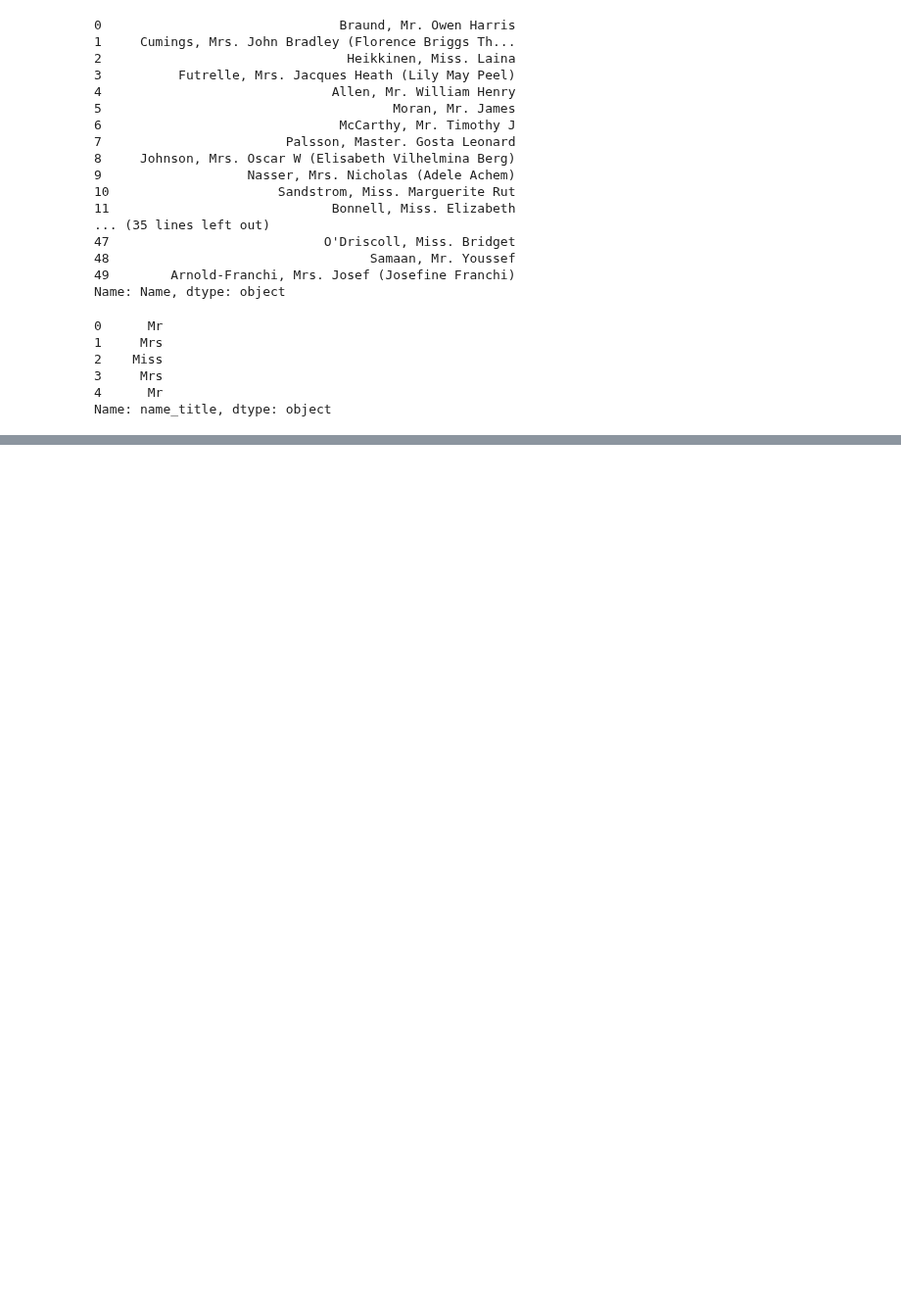
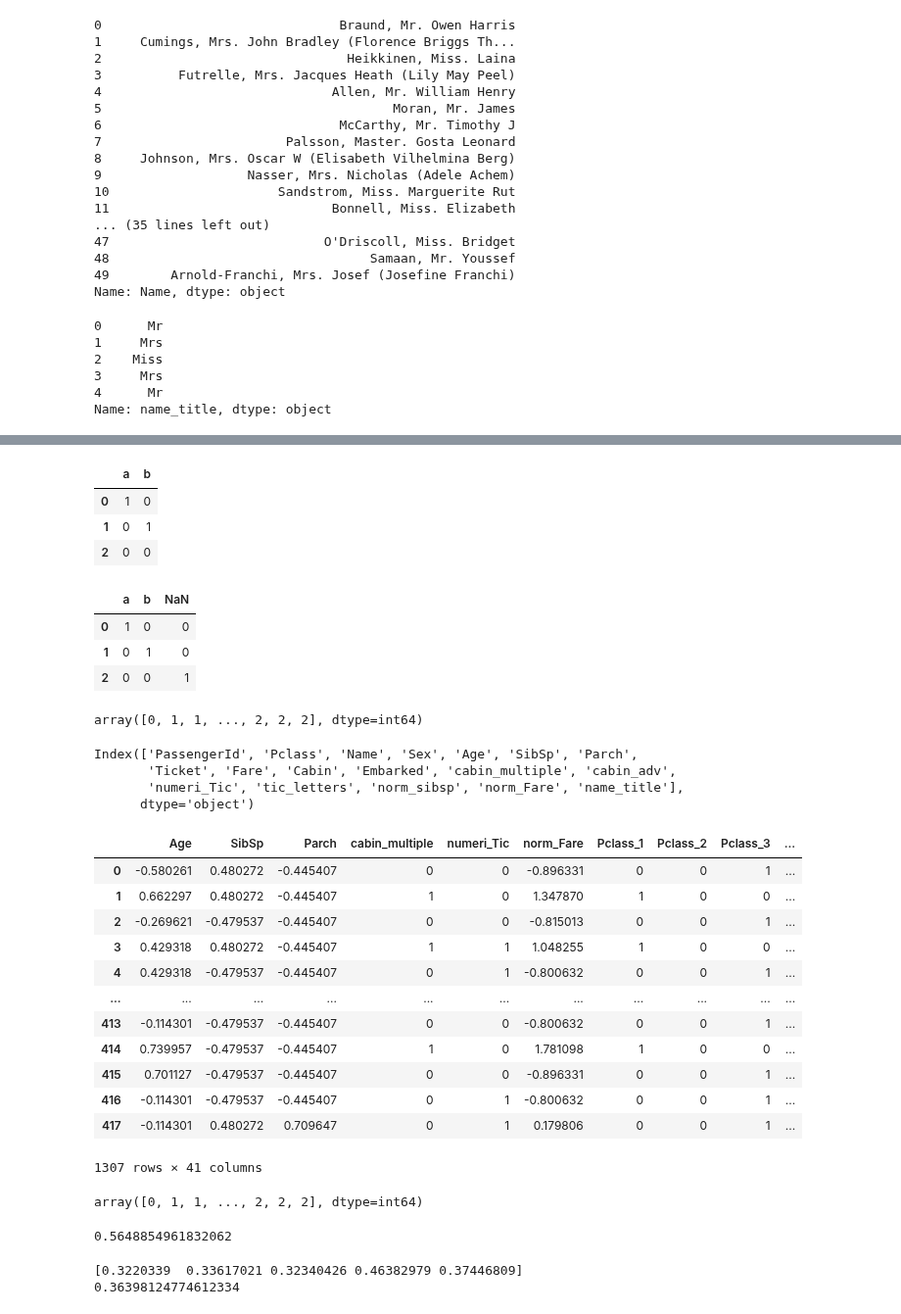
Before and after one commit to Jyothif/Titanic_Disaster_Deployment, a Jupyter notebook: Titanic_Diaster_Deployment.ipynb, the cells around one changed output, grey strips where cells are left out. Shown at 98% size. Cells and saved outputs as stored; diff of their text form; code cells hidden in the pictures; blank space fills up the shorter version.

```diff
--- a/Titanic_Diaster_Deployment.ipynb
+++ b/Titanic_Diaster_Deployment.ipynb
@@ -476 +517,3 @@ Lady              1
 Name: name_title, dtype: int64
+# %%
+df.Pclass = df.Pclass.astype(str)
@@ -476,0 +534,19 @@ Name: name_title, dtype: int64
+# %%
+s1 = ['a','b',np.nan]
+pd.get_dummies(s1)
+# %% [output]
+|  | a | b |
+| 0 | 1 | 0 |
+| 1 | 0 | 1 |
+| 2 | 0 | 0 |
+# %%
+pd.get_dummies(s1,dummy_na=True)
+# %% [output]
+|  | a | b | NaN |
+| 0 | 1 | 0 | 0 |
+| 1 | 0 | 1 | 0 |
+| 2 | 0 | 0 | 1 |
+# %%
+#dummy variable creation
+
+df_dummies=pd.get_dummies(df[['Pclass','Sex', 'Age','SibSp','Parch','Embarked','cabin_multiple','cabin_adv','numeri_Tic','name_title',"norm_Fare"]])
@@ -476,0 +560,4 @@ Name: name_title, dtype: int64
+# %%
+y
+# %% [output]
+array([0, 1, 1, ..., 2, 2, 2], dtype=int64)
@@ -476,0 +566,27 @@ Name: name_title, dtype: int64
+# %%
+df.columns
+# %% [output]
+Index(['PassengerId', 'Pclass', 'Name', 'Sex', 'Age', 'SibSp', 'Parch',
+       'Ticket', 'Fare', 'Cabin', 'Embarked', 'cabin_multiple', 'cabin_adv',
+       'numeri_Tic', 'tic_letters', 'norm_sibsp', 'norm_Fare', 'name_title'],
+      dtype='object')
+# %%
+from sklearn.preprocessing import StandardScaler
+scale = StandardScaler()
+df_dummies_scaled = df_dummies.copy()
+df_dummies_scaled[['Age','SibSp','Parch','norm_Fare']]= scale.fit_transform(df_dummies_scaled[['Age','SibSp','Parch','norm_Fare']])
+df_dummies_scaled
+# %% [output]
+|  | Age | SibSp | Parch | cabin_multiple | numeri_Tic | norm_Fare | Pclass_1 | Pclass_2 | Pclass_3 | ... |
+| 0 | -0.580261 | 0.480272 | -0.445407 | 0 | 0 | -0.896331 | 0 | 0 | 1 | ... |
+| 1 | 0.662297 | 0.480272 | -0.445407 | 1 | 0 | 1.347870 | 1 | 0 | 0 | ... |
+| 2 | -0.269621 | -0.479537 | -0.445407 | 0 | 0 | -0.815013 | 0 | 0 | 1 | ... |
+| 3 | 0.429318 | 0.480272 | -0.445407 | 1 | 1 | 1.048255 | 1 | 0 | 0 | ... |
+| 4 | 0.429318 | -0.479537 | -0.445407 | 0 | 1 | -0.800632 | 0 | 0 | 1 | ... |
+| ... | ... | ... | ... | ... | ... | ... | ... | ... | ... | ... |
+| 413 | -0.114301 | -0.479537 | -0.445407 | 0 | 0 | -0.800632 | 0 | 0 | 1 | ... |
+| 414 | 0.739957 | -0.479537 | -0.445407 | 1 | 0 | 1.781098 | 1 | 0 | 0 | ... |
+| 415 | 0.701127 | -0.479537 | -0.445407 | 0 | 0 | -0.896331 | 0 | 0 | 1 | ... |
+| 416 | -0.114301 | -0.479537 | -0.445407 | 0 | 1 | -0.800632 | 0 | 0 | 1 | ... |
+| 417 | -0.114301 | 0.480272 | 0.709647 | 0 | 1 | 0.179806 | 0 | 0 | 1 | ... |
+1307 rows × 41 columns
@@ -476,0 +595,4 @@ Name: name_title, dtype: int64
+# %%
+y
+# %% [output]
+array([0, 1, 1, ..., 2, 2, 2], dtype=int64)
@@ -476,0 +602,19 @@ Name: name_title, dtype: int64
+# %%
+from sklearn.ensemble import RandomForestClassifier
+from sklearn.metrics import accuracy_score
+rfc = RandomForestClassifier()
+rfc.fit(X_train,y_train)
+accuracy_score(y_test,rfc.predict(X_test))
+# %% [output]
+0.5648854961832062
+# %%
+from sklearn.model_selection import cross_val_score
+from sklearn.naive_bayes import GaussianNB
+
+gnb = GaussianNB()
+cv = cross_val_score(gnb,X_train,y_train,cv=5)
+print(cv)
+print(cv.mean())
+# %% [output]
+[0.3220339  0.33617021 0.32340426 0.46382979 0.37446809]
+0.36398124774612334
```
Also changed, not shown: parts of 36 cells of this notebook.
